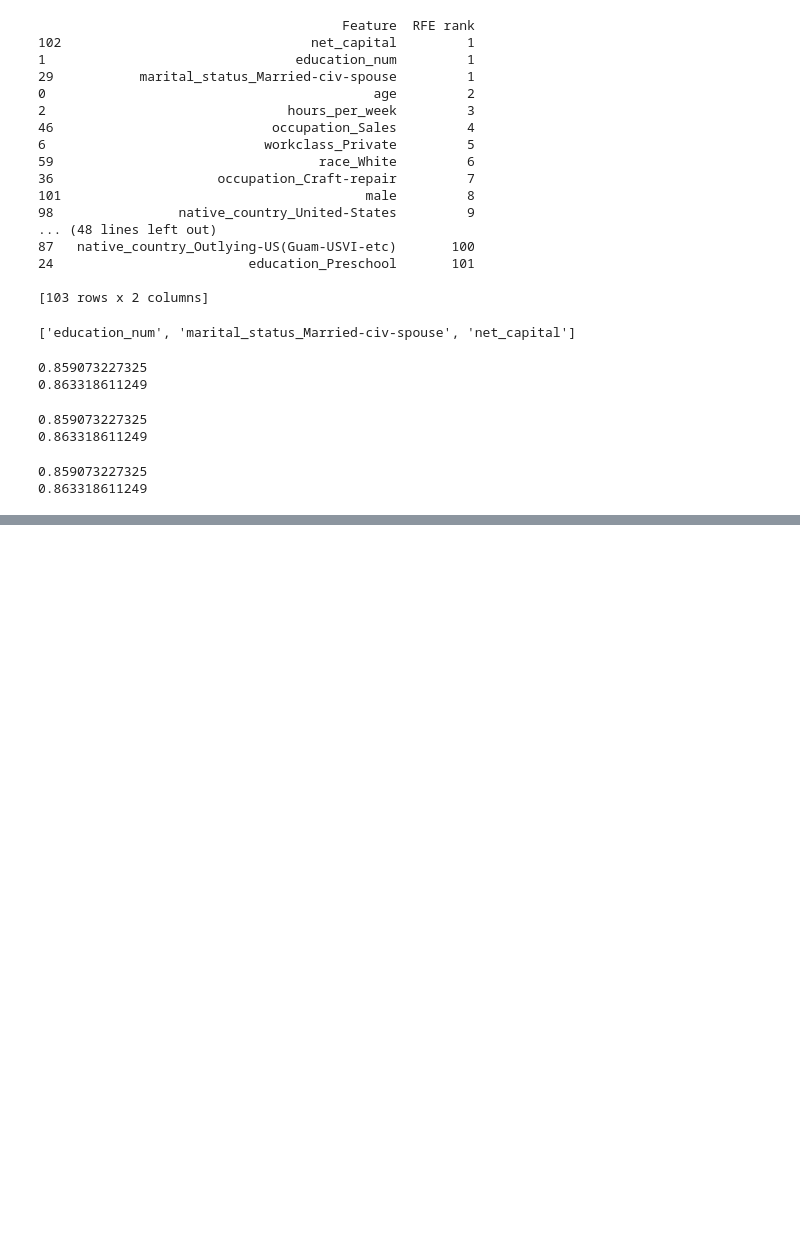
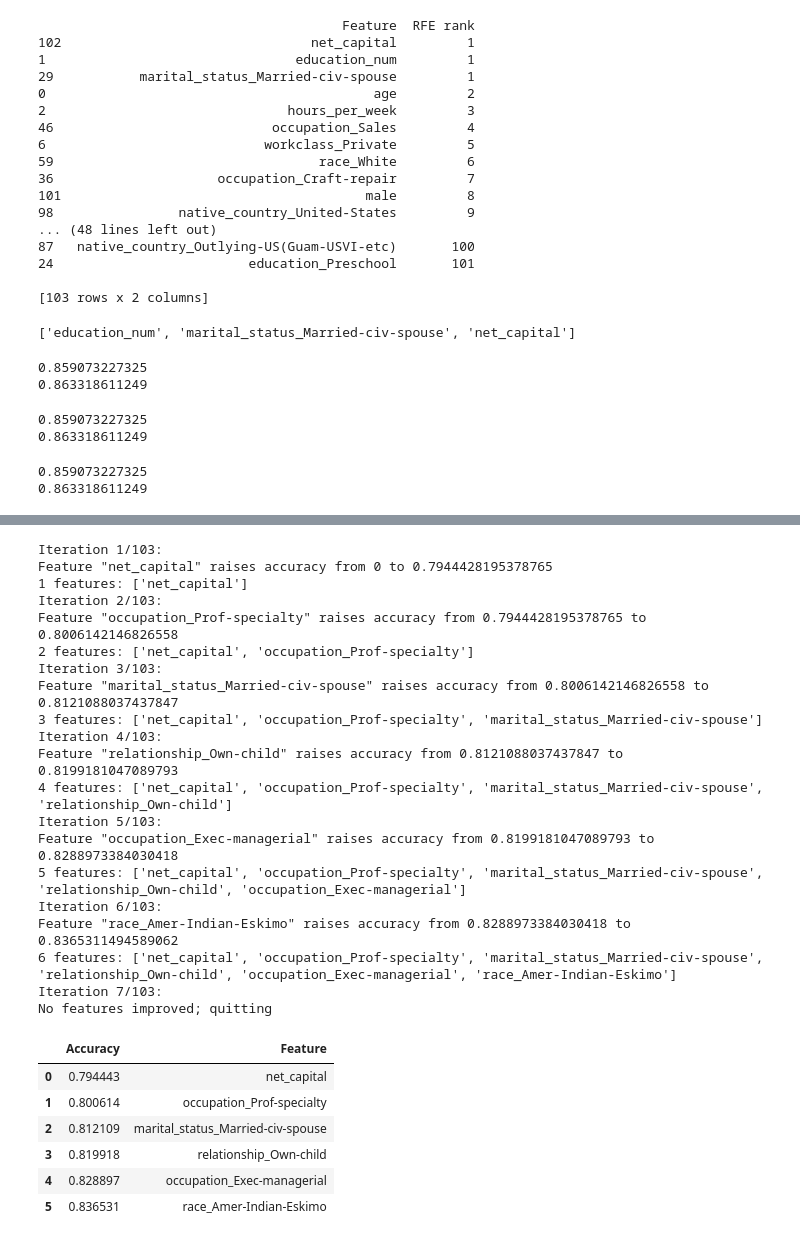
Before and after one commit to Hodapp87/yazabi-python-skill-test, a Jupyter notebook: Scratch.ipynb, the cells around one changed output, grey strips where cells are left out. Cells and saved outputs as stored; diff of their text form; code cells hidden in the pictures; blank space fills up the shorter version.

```diff
--- a/Scratch.ipynb
+++ b/Scratch.ipynb
@@ -364,0 +390,30 @@ No features improved; quitting
+# %%
+forward_selection(train_X, train_y, sklearn.naive_bayes.GaussianNB())
+# %% [output]
+Iteration 1/103:
+Feature "net_capital" raises accuracy from 0 to 0.7944428195378765
+1 features: ['net_capital']
+Iteration 2/103:
+Feature "occupation_Prof-specialty" raises accuracy from 0.7944428195378765 to 0.8006142146826558
+2 features: ['net_capital', 'occupation_Prof-specialty']
+Iteration 3/103:
+Feature "marital_status_Married-civ-spouse" raises accuracy from 0.8006142146826558 to 0.8121088037437847
+3 features: ['net_capital', 'occupation_Prof-specialty', 'marital_status_Married-civ-spouse']
+Iteration 4/103:
+Feature "relationship_Own-child" raises accuracy from 0.8121088037437847 to 0.8199181047089793
+4 features: ['net_capital', 'occupation_Prof-specialty', 'marital_status_Married-civ-spouse', 'relationship_Own-child']
+Iteration 5/103:
+Feature "occupation_Exec-managerial" raises accuracy from 0.8199181047089793 to 0.8288973384030418
+5 features: ['net_capital', 'occupation_Prof-specialty', 'marital_status_Married-civ-spouse', 'relationship_Own-child', 'occupation_Exec-managerial']
+Iteration 6/103:
+Feature "race_Amer-Indian-Eskimo" raises accuracy from 0.8288973384030418 to 0.8365311494589062
+6 features: ['net_capital', 'occupation_Prof-specialty', 'marital_status_Married-civ-spouse', 'relationship_Own-child', 'occupation_Exec-managerial', 'race_Amer-Indian-Eskimo']
+Iteration 7/103:
+No features improved; quitting
+|  | Accuracy | Feature |
+| 0 | 0.794443 | net_capital |
+| 1 | 0.800614 | occupation_Prof-specialty |
+| 2 | 0.812109 | marital_status_Married-civ-spouse |
+| 3 | 0.819918 | relationship_Own-child |
+| 4 | 0.828897 | occupation_Exec-managerial |
+| 5 | 0.836531 | race_Amer-Indian-Eskimo |
```
Also changed, not shown: parts of 5 cells of this notebook.
